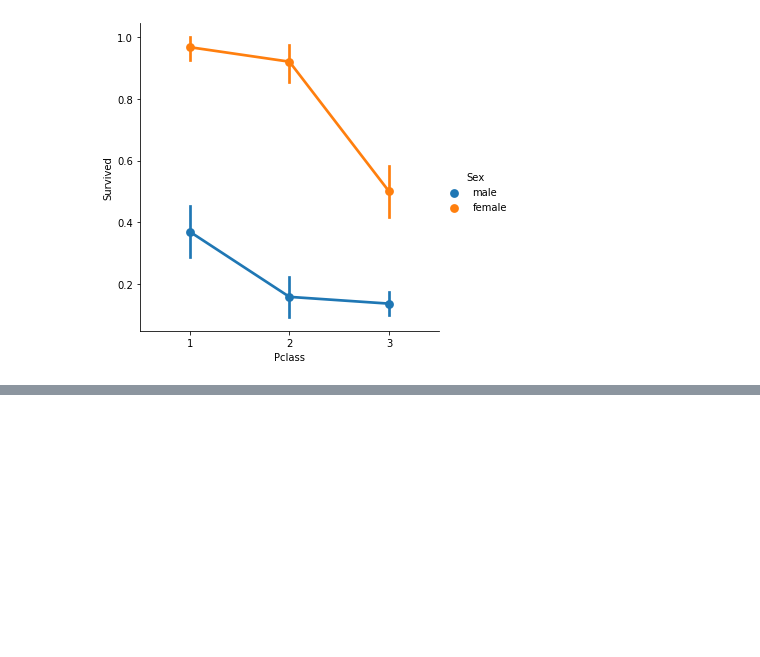
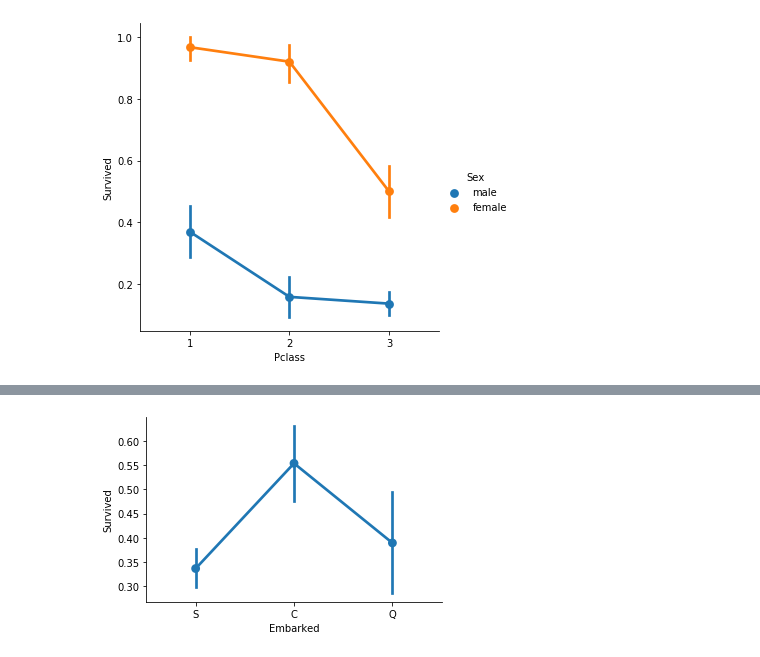
Before and after one commit to choi-il-won/Kagglestudy, a Jupyter notebook: 타이타닉 캐글 과제 .ipynb, the cells around one changed output, grey strips where cells are left out. Drawn from its saved outputs; the diff is of its cells as text; code cells hidden in the pictures; blank space fills up the shorter version.

```diff
--- a/타이타닉 캐글 과제 .ipynb
+++ b/타이타닉 캐글 과제 .ipynb
@@ -118,0 +224,8 @@ plt.show()
+# %%
+#선착장별 생존사수 비율
+sns.factorplot('Embarked','Survived',data=data)
+fig= plt.gcf()
+fig.set_size_inches(5,3)
+plt.show()
+# %% [output]
+[figure, added]
```
Also changed, not shown: parts of 17 cells of this notebook.
